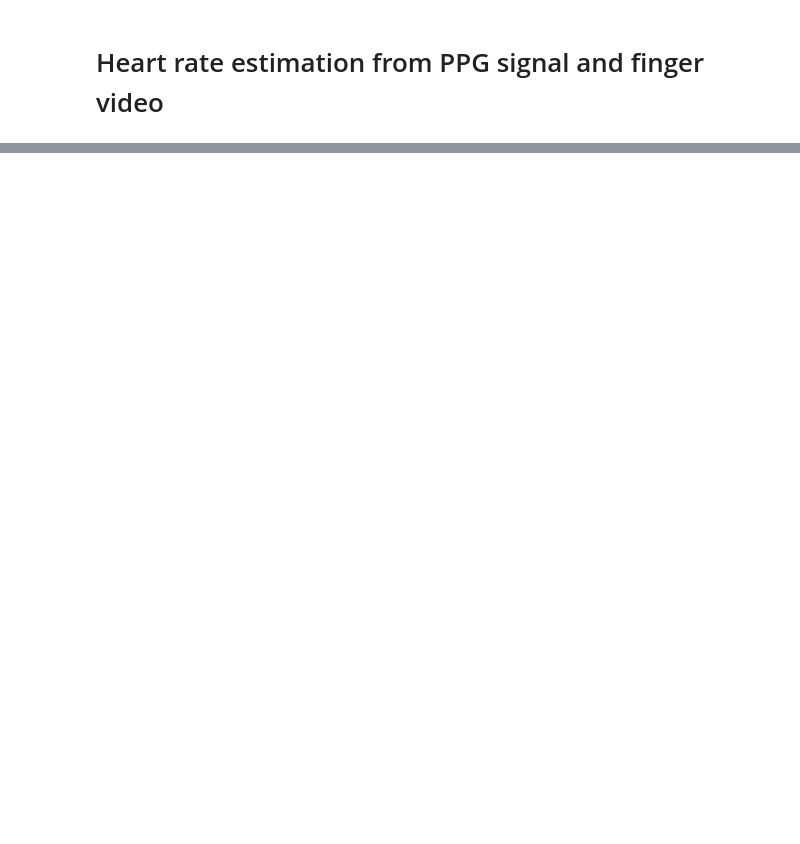
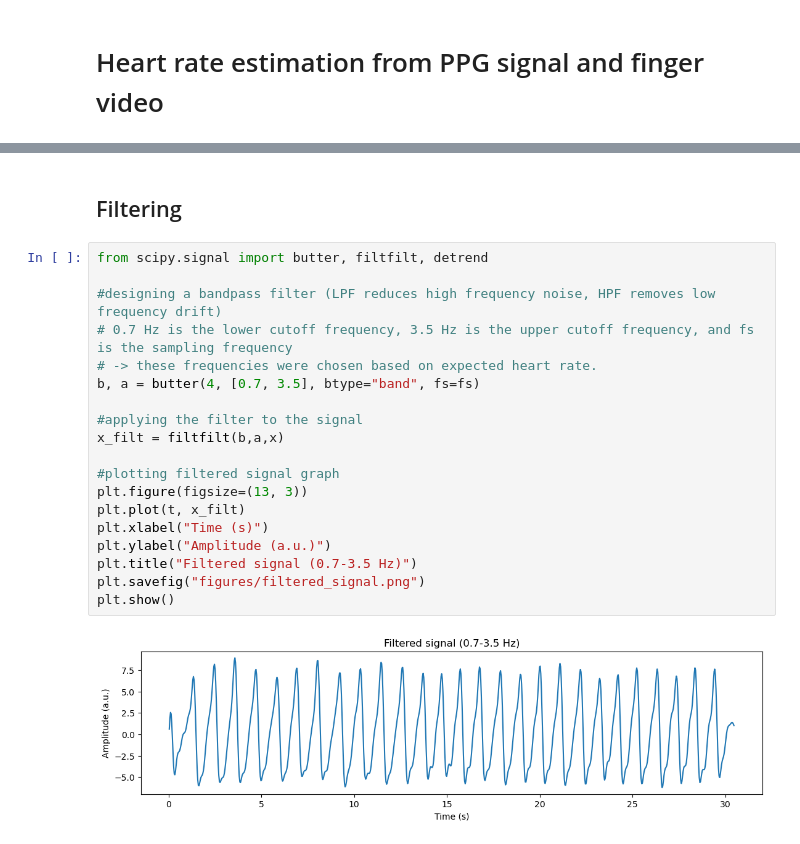
Before and after one commit to joshuapgeorge/mphy0058-heart-rate, a Jupyter notebook: heart_rate_analysis.ipynb, the cells around one changed output, grey strips where cells are left out. Saved outputs shown, nothing was run; the diff lists cells and outputs as text; blank space fills up the shorter version.

Commit message:
Designing bandpass filter, applying filter to raw data, and plotting.

```diff
--- a/heart_rate_analysis.ipynb
+++ b/heart_rate_analysis.ipynb
@@ -29,3 +31,26 @@ plt.show()
 # %% [output]
 fs = 30.0 Hz, duration = 30.4 s
 [figure]
+# %% [markdown]
+## Filtering
+# %%
+from scipy.signal import butter, filtfilt, detrend
+
+#designing a bandpass filter (LPF reduces high frequency noise, HPF removes low frequency drift)
+# 0.7 Hz is the lower cutoff frequency, 3.5 Hz is the upper cutoff frequency, and fs is the sampling frequency
+# -> these frequencies were chosen based on expected heart rate.
+b, a = butter(4, [0.7, 3.5], btype="band", fs=fs)
+
+#applying the filter to the signal
+x_filt = filtfilt(b,a,x)
+
+#plotting filtered signal graph
+plt.figure(figsize=(13, 3))
+plt.plot(t, x_filt)
+plt.xlabel("Time (s)")
+plt.ylabel("Amplitude (a.u.)")
+plt.title("Filtered signal (0.7-3.5 Hz)")
+plt.savefig("figures/filtered_signal.png")
+plt.show()
+# %% [output]
+[figure, added]
```
Also changed, not shown: parts of 2 cells of this notebook, 1 other file.
